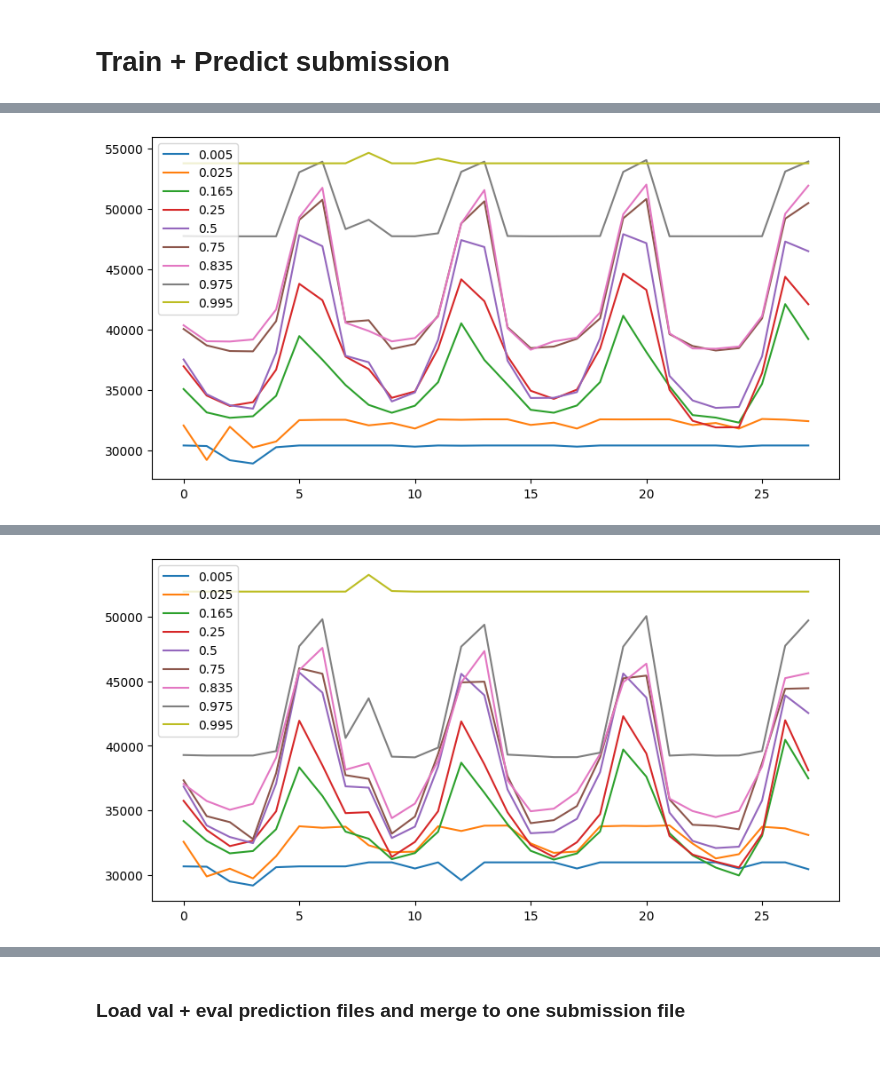
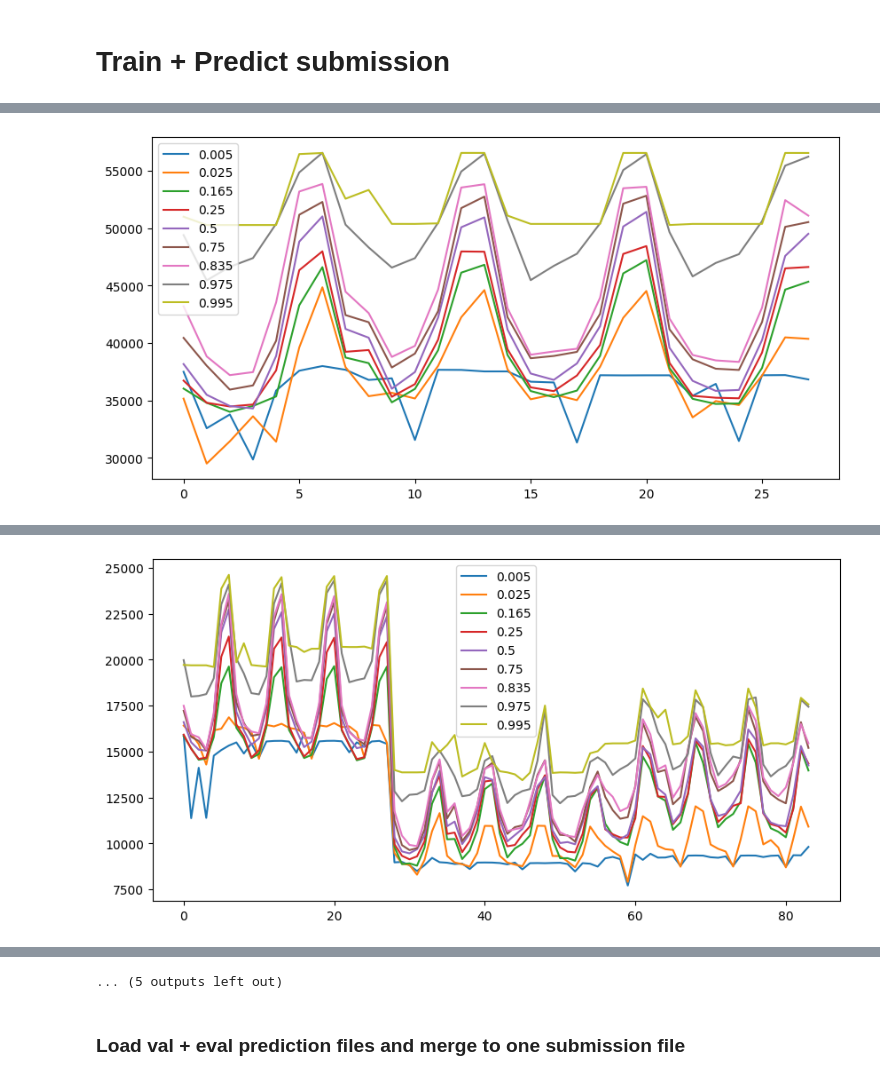
Before and after one commit to CodingNoob234/m5-forecasting-uncertainty, a Jupyter notebook: code/un_training_model_quantiles.ipynb, the cells around one changed output, grey strips where cells are left out. Drawn from its saved outputs; the diff is of its cells as text; code cells hidden in the pictures.

```diff
--- a/code/un_training_model_quantiles.ipynb
+++ b/code/un_training_model_quantiles.ipynb
@@ -160,7 +160,7 @@ class LoadData:
 # %% [markdown]
 ### Test Single Training Run
 # %%
-level = 'Level1'
+level = 'Level3'
 dataLoader = LoadData()
 features, targets = dataLoader.prep_data(level, 1914)
 list(features.columns)
@@ -433,7 +433,7 @@ def train_level_all_quantiles(
 
     # preparations
     # sub_d_start = SUB_D_START_VAL if type_of == 'val' else SUB_D_START_EVAL
-    train_idx = features_gr['sold'].notna() & features_gr['d'].isin([f'd_{sub_d_start - 1 - i}' for i in range(1000)])
+    train_idx = features_gr['sold'].notna() & features_gr['d'].isin([f'd_{sub_d_start - 1 - i}' for i in range(1300)])
     pred_idx = features_gr['d'].isin([f'd_{sub_d_start + i}' for i in range(DAYS)])
 
     # separate train/pred indices
@@ -604,7 +604,7 @@ undersampling_dict = {
 }
 
 HIGH_UNDERSAMPLING = True
-TEST_NUMBER = 1
+TEST_NUMBER = 8
 TEST_NUMB = 0
 PARAM_GRID_TRAIN = {
     'objective': 'quantile',
@@ -622,7 +622,7 @@ PARAM_GRID_TRAIN = {
     # 'feature_fraction': 0.9, #.5
     # 'bagging_fraction': .8,
     "learning_rate": 0.005, # .07
-    "n_estimators": 1000,#100
+    "n_estimators": 2000,#100
     "max_depth": 10,
     # 'reg_sqrt': True,
     # 'req_lambda': .00001,
@@ -672,10 +672,21 @@ EXCLUDE_COLUMNS_LIST = (
     # ['seasonal_monthday'],
 )
 INCLUDE_COLUMNS_LIST = [
-    ['auto', 'price', 'seasonal'],
+    # ['auto', 'seasonal'],
+    # ['auto', 'seasonal', 'store', 'state'],
+    [
+        'seasonal_weekday',
+        'seasonal_monthday',
+        'auto_sold_ewm_100',
+        'auto_sold_ewm_30',
+        'autoquantiles_sold_qtile_28_0.5',
+        'auto_sold_ma_28',
+        'autoquantiles_sold_qtile_28_0.9',
+        'autoquantiles_sold_qtile_28_0.1'
+    ],
     # ['auto_sold_ma'],
     # ['auto_sold_ewm'],
-    ['auto_sold_56', 'auto_sold_14', 'auto_sold_7', 'auto_sold_1', 'auto_sold_2', 'seasonal', 'price'],
+    # ['auto_sold_56', 'auto_sold_14', 'auto_sold_7', 'auto_sold_1', 'auto_sold_2', 'seasonal', 'price'],
     # ['seasonal'],
 ]
 
@@ -696,7 +707,7 @@ for exclude_columns in EXCLUDE_COLUMNS_LIST: # for each specified feature combin
             )
 logger.info('finished all EXCLUDE_COLUMNS')
 logger.info('---------------------------------')
-logger.info('starting with all EXCLUDE_COLUMNS')
+logger.info('starting with all INCLUDE_COLUMNS')
 for include_columns in INCLUDE_COLUMNS_LIST: # for each specified feature combination
     logger.info(f'Include columns: {str(include_columns)}')
     # for sub_d_start in D_CROSS_VAL_START_LIST: # for each fold
@@ -725 +736 @@ logger.info('finished all INCLUDE_COLUMNS')
-[figure, old version]
+[figure, new version]
@@ -731 +741 @@ logger.info('finished all INCLUDE_COLUMNS')
-[figure, old version]
+[figure, new version]
@@ -734,3 +762,4 @@ logger.info('finished all INCLUDE_COLUMNS')
+... (5 outputs left out)
 # %% [markdown]
 ### Load val + eval prediction files and merge to one submission file
 # %%
```
Also changed, not shown: parts of 3 cells of this notebook, 1 other file.
